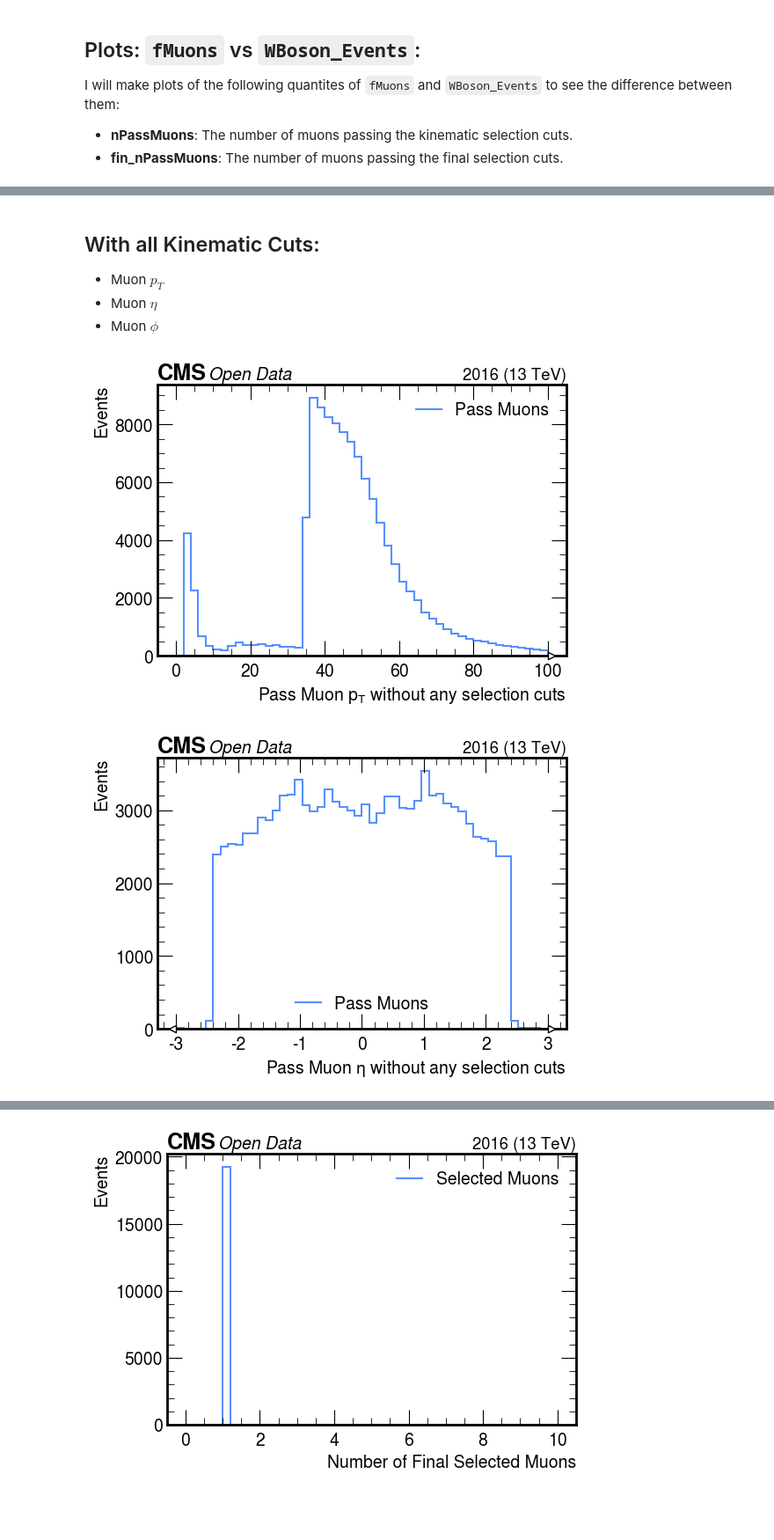
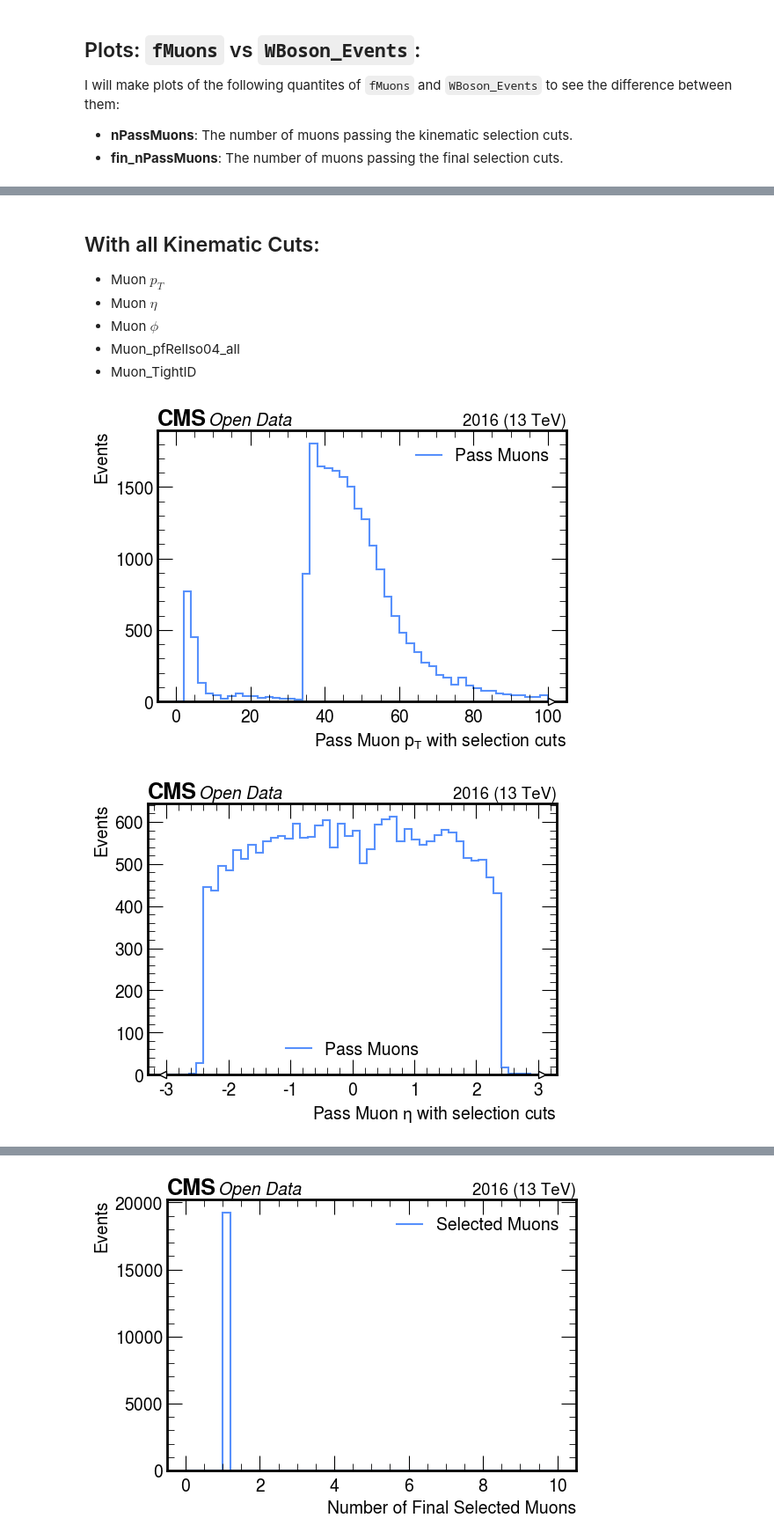
Before and after one commit to xondikoi03/charmTaggingAnalysis, a Jupyter notebook: Coffea/notebooks/charmAnalysis.ipynb, the cells around one changed output, grey strips where cells are left out. Shown at 88% size. Saved outputs shown, nothing was run; the diff lists cells and outputs as text; code cells hidden in the pictures; blank space fills up the shorter version.

```diff
--- a/Coffea/notebooks/charmAnalysis.ipynb
+++ b/Coffea/notebooks/charmAnalysis.ipynb
@@ -18,7 +18,7 @@ from coffea.dataset_tools import apply_to_fileset, preprocess
 from matplotlib import pyplot as plt
 # %%
 events = NanoEventsFactory.from_root(
-    {"../../datasets/W1JetsToLNu_TuneCP5_13TeV_NANOAODSIM.root": "Events"},
+    {"../../datasets/nano106X_on_mini106X_2017_mc_NANOAOD_W1Jets_to_LNu_250K.root": "Events"},
     schemaclass=NanoAODSchema,
     metadata={"dataset":"WJets"},
     mode="dask"
@@ -106,7 +132,8 @@ Here I am trying to make a selection of all the events that pass the above selec
 Sel_Cuts = (
     (events.Muon.pt > 35) &
     (abs(events.Muon.eta) < 2.4) &
-    (abs(events.Muon.pfRelIso04_all) < 0.15)
+    (abs(events.Muon.pfRelIso04_all) < 0.15) &
+    (events.Muon.tightId == 1)
 )
 Mu_Mt = np.sqrt(2 * events.Muon.pt * events.MET.pt * (1 - np.cos(events.Muon.phi - events.MET.phi)))
 Sel_Cuts = Sel_Cuts & (Mu_Mt > 55)
@@ -219,40 +271,64 @@ make_hist(
 - Muon $p_{T}$
 - Muon $\eta$
 - Muon $\phi$
+- Muon_pfRelIso04_all
+- Muon_TightID
 # %%
 # Muon Pt (with cuts):
 Pass_Muon_Pt = dak.flatten(pass_events.Muon.pt)
 make_hist(
     Pass_Muon_Pt,
     50, 0, 100,
-    "Pass Muon $p_{T}$ without any selection cuts",
+    "Pass Muon $p_{T}$ with selection cuts",
     "Events",
     "Pass Muons",
     fname="Plots/WBoson_PassMuon_Pt.png",
     logy=False
 )
 # Muon eta (with cuts):
 Pass_Muon_Eta = dak.flatten(pass_events.Muon.eta)
 make_hist(
     Pass_Muon_Eta,
     50, -3, 3,
-    "Pass Muon $\\eta$ without any selection cuts",
+    "Pass Muon $\\eta$ with selection cuts",
     "Events",
     "Pass Muons",
     fname="Plots/WBoson_PassMuon_Eta.png",
     logy=False
 )
 # Muon Phi (with cuts):
 Pass_Muon_Phi = dak.flatten(pass_events.Muon.phi)
 make_hist(
     Pass_Muon_Phi,
     50, -4, 4,
-    "Pass Muon $\\phi$ without any selection cuts",
+    "Pass Muon $\\phi$ with selection cuts",
     "Events",
     "Pass Muons",
     fname="Plots/WBoson_PassMuon_Phi.png",
     logy=False
 )
+# Muon pfRelIso04_all (with cuts):
+Pass_Muon_pfRelIso04_all = dak.flatten(pass_events.Muon.pfRelIso04_all)
+make_hist(
+    Pass_Muon_pfRelIso04_all,
+    50, 0, 5,
+    "Pass Muon pfRelIso04_all with selection cuts",
+    "Events",
+    "Pass Muons",
+    fname="Plots/WBoson_PassMuon_pfRelIso04_all.png",
+    logy=False
+)
+# Muon tightID (with cuts):
+Pass_Muon_tightId = dak.flatten(pass_events.Muon.tightId)
+make_hist(
+    Pass_Muon_tightId,
+    10, -0.5, 1.5,
+    "Pass Muon tightId with selection cuts",
+    "Events",
+    "Pass Muons",
+    fname="Plots/WBoson_PassMuon_tightId.png",
+    logy=False
+)
 # %% [output]
-[figure, old version]
+[figure, new version]
-[figure, old version]
+[figure, new version]
```
Also changed, not shown: parts of 8 cells of this notebook, 17 other files.
